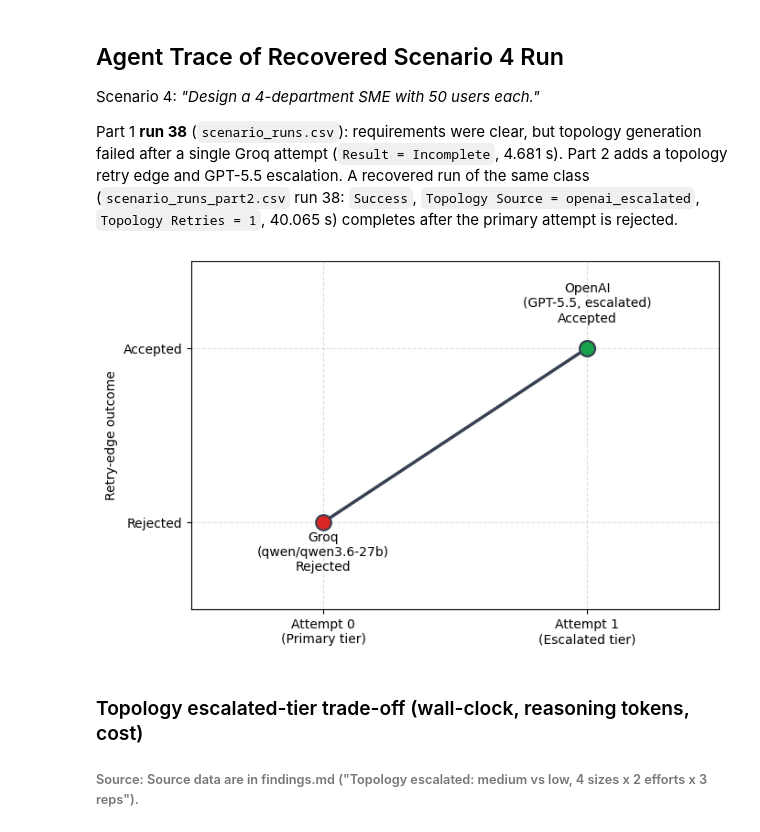
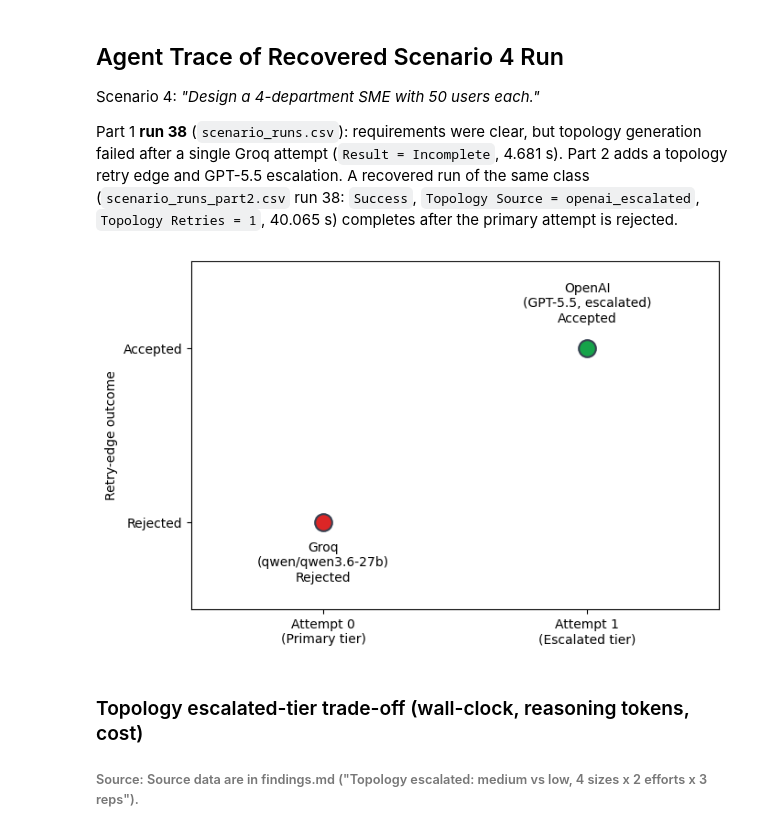
Before and after one commit to Abdisamad001/TopoScribe-AI, a Jupyter notebook: backend/data/scenario-analysis.ipynb, the cells around one changed output. Saved outputs shown, nothing was run; the diff lists cells and outputs as text; code cells hidden in the pictures.

```diff
--- a/backend/data/scenario-analysis.ipynb
+++ b/backend/data/scenario-analysis.ipynb
@@ -131,43 +131,34 @@ Scenario 4: *"Design a 4-department SME with 50 users each."*
 
 Part 1 **run 38** (`scenario_runs.csv`): requirements were clear, but topology generation failed after a single Groq attempt (`Result = Incomplete`, 4.681 s). Part 2 adds a topology retry edge and GPT-5.5 escalation. A recovered run of the same class (`scenario_runs_part2.csv` run 38: `Success`, `Topology Source = openai_escalated`, `Topology Retries = 1`, 40.065 s) completes after the primary attempt is rejected.
 # %%
-
-# Data from scenario_runs_part2.csv, Run 38
 attempts = [0, 1]
-outcome = [0, 1]  # 0 = Rejected, 1 = Accepted
+outcome = [0, 1]
 models = ["Groq\n(qwen/qwen3.6-27b)", "OpenAI\n(GPT-5.5, escalated)"]
 
 fig, ax = plt.subplots(figsize=(7, 4.5))
 
-ax.plot(attempts, outcome, marker='o', markersize=12, linewidth=2.5,
-        color='#374151', markerfacecolor='#DC2626', markeredgecolor='#374151',
-        markeredgewidth=1.5, zorder=3)
+ax.scatter([0], [0], s=180, color='#DC2626', edgecolors='#374151', linewidth=1.5, zorder=3)
+ax.scatter([1], [1], s=180, color='#16A34A', edgecolors='#374151', linewidth=1.5, zorder=4)
 
-ax.plot(1, 1, marker='o', markersize=12, color='#16A34A',
-        markeredgecolor='#374151', markeredgewidth=1.5, zorder=4)
-
-ax.annotate(f"{models[0]}\nRejected", xy=(0, 0), xytext=(0, -0.28),
+ax.annotate(f"{models[0]}\nRejected", xy=(0, 0), xytext=(0, -0.34),
             ha='center', fontsize=10)
 ax.annotate(f"{models[1]}\nAccepted", xy=(1, 1), xytext=(1, 1.15),
             ha='center', fontsize=10)
 
 ax.set_xticks([0, 1])
 ax.set_xticklabels(["Attempt 0\n(Primary tier)", "Attempt 1\n(Escalated tier)"], fontsize=10)
 ax.set_yticks([0, 1])
 ax.set_yticklabels(["Rejected", "Accepted"], fontsize=10)
 ax.set_xlim(-0.5, 1.5)
 ax.set_ylim(-0.5, 1.5)
 
 ax.set_ylabel("Retry-edge outcome", fontsize=10)
-ax.grid(True, linestyle='--', alpha=0.4)
-
-# ax.set_title("Design a 4-department SME with 50 users each\n",
-#               fontsize=11, weight='bold')
 
 plt.tight_layout()
+
 plt.show()
 # %% [output]
-[figure, old version]
+[figure, new version]
 # %% [markdown]
 ### Topology escalated-tier trade-off (wall-clock, reasoning tokens, cost)
 
```
Also changed, not shown: 5 other files.
